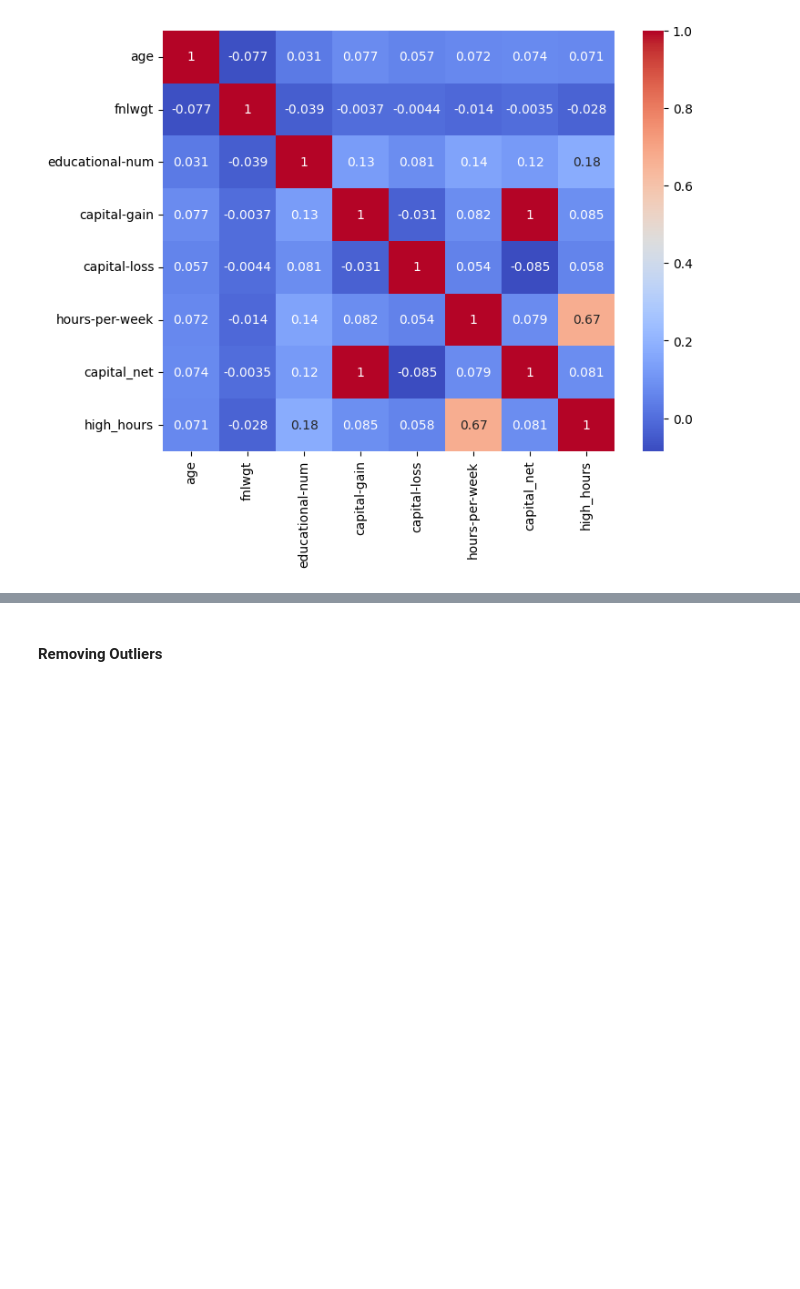
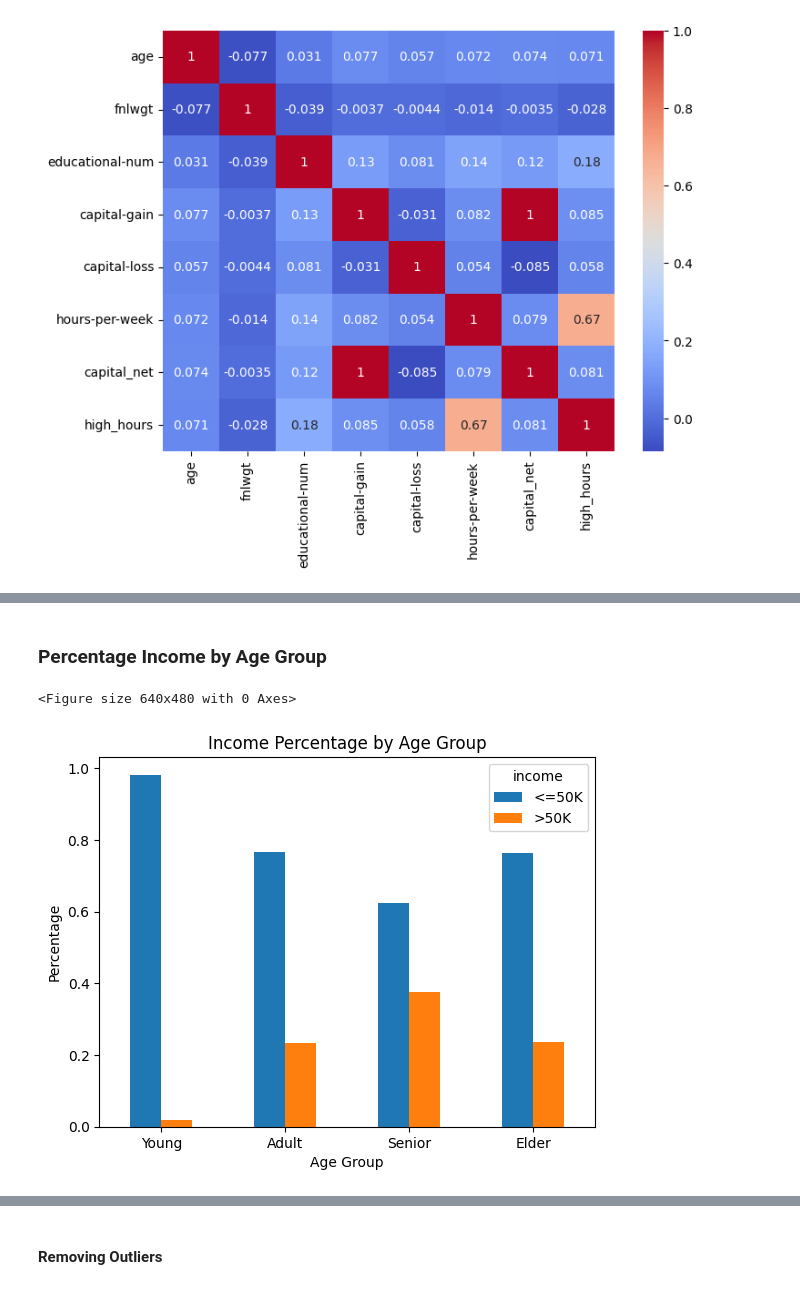
Before and after one commit to basmalaeltabakh/Microsoft-Machine-Learning-Engineer-DEPI-Round4, a Jupyter notebook: Libraries/AdultsEDA.ipynb, the cells around one changed output, grey strips where cells are left out. Saved outputs shown, nothing was run; the diff lists cells and outputs as text; code cells hidden in the pictures; blank space fills up the shorter version.

```diff
--- a/Libraries/AdultsEDA.ipynb
+++ b/Libraries/AdultsEDA.ipynb
@@ -189,0 +273,13 @@ plt.show()
+# %% [markdown]
+### Percentage Income by Age Group
+# %%
+plt.figure()
+pd.crosstab(df['age_group'], df['income'], normalize='index').plot(kind='bar')
+plt.title("Income Percentage by Age Group")
+plt.xlabel("Age Group")
+plt.ylabel("Percentage")
+plt.xticks(rotation=0)
+plt.show()
+# %% [output]
+<Figure size 640x480 with 0 Axes>
+[figure, added]
```
Also changed, not shown: parts of 15 cells of this notebook, 5 other files.
